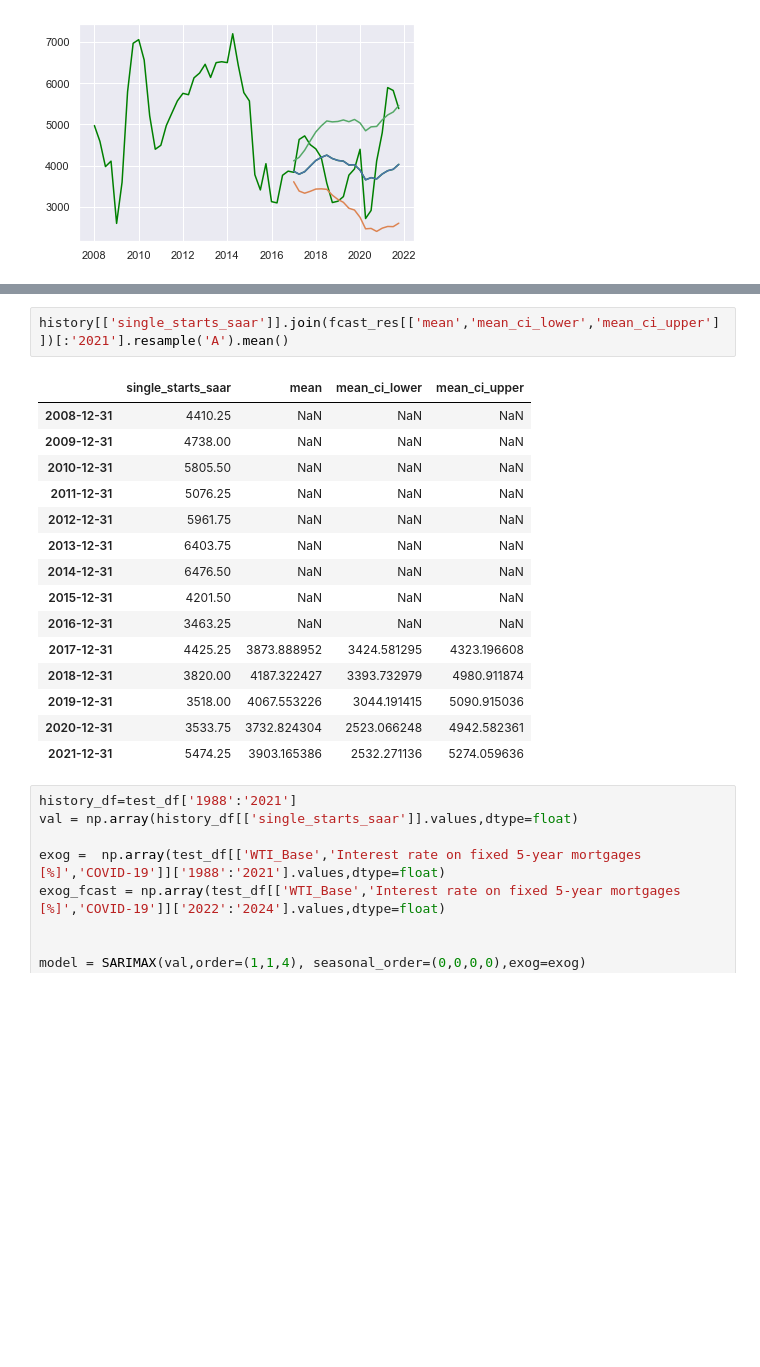
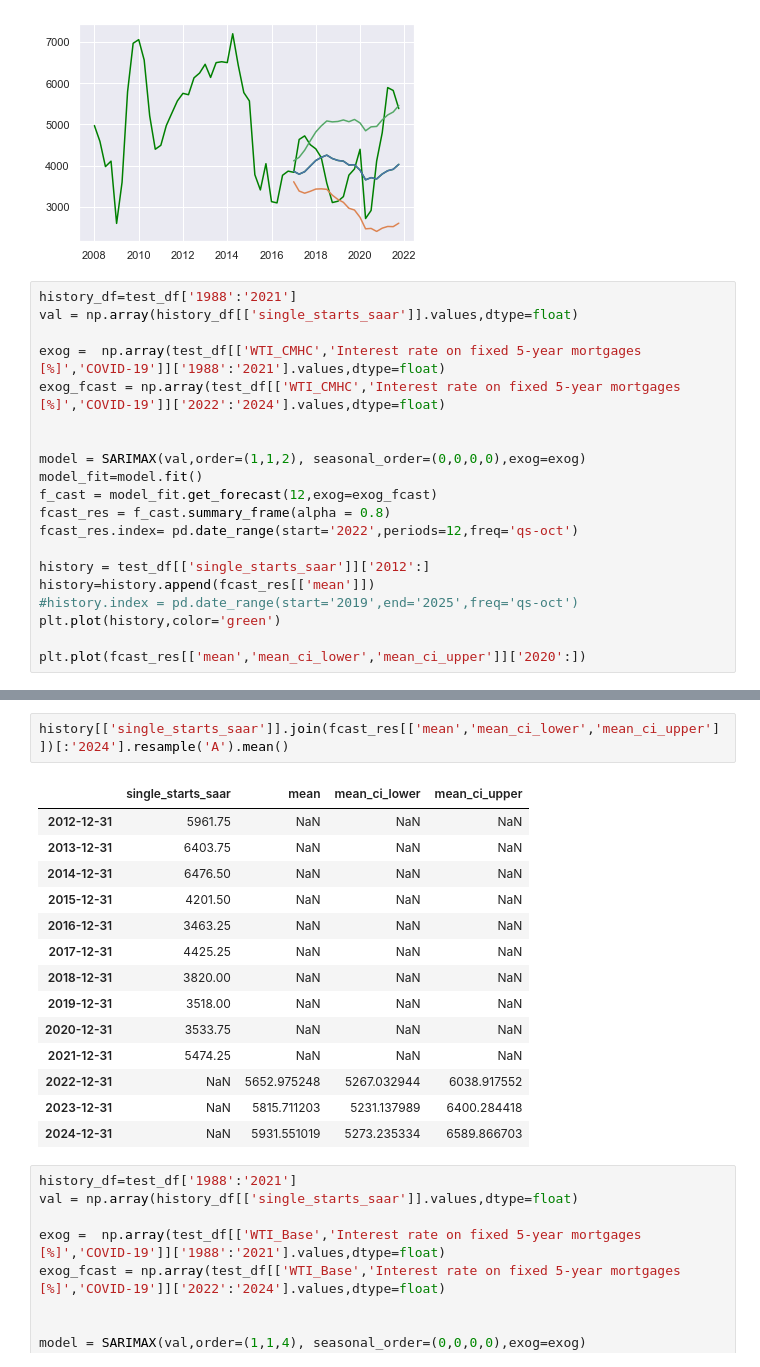
Before and after one commit to doublebigmak/housing_stats, a Jupyter notebook: forecasting/forecast_starts_22.ipynb, the cells around one changed output, grey strips where cells are left out. Cells and saved outputs as stored; diff of their text form; blank space fills up the shorter version.

Commit message:
forecast numbers

```diff
--- a/forecasting/forecast_starts_22.ipynb
+++ b/forecasting/forecast_starts_22.ipynb
@@ -525,3 +642,23 @@ plt.plot(fcast_res[['mean','mean_ci_lower','mean_ci_upper']]['2017':])
  <matplotlib.lines.Line2D at 0x...>,
  <matplotlib.lines.Line2D at 0x...>]
 [figure]
+# %%
+history_df=test_df['1988':'2021']
+val = np.array(history_df[['single_starts_saar']].values,dtype=float)
+
+exog =  np.array(test_df[['WTI_CMHC','Interest rate on fixed 5-year mortgages [%]','COVID-19']]['1988':'2021'].values,dtype=float)
+exog_fcast = np.array(test_df[['WTI_CMHC','Interest rate on fixed 5-year mortgages [%]','COVID-19']]['2022':'2024'].values,dtype=float)
+
+
+model = SARIMAX(val,order=(1,1,2), seasonal_order=(0,0,0,0),exog=exog)
+model_fit=model.fit()
+f_cast = model_fit.get_forecast(12,exog=exog_fcast)
+fcast_res = f_cast.summary_frame(alpha = 0.8)
+fcast_res.index= pd.date_range(start='2022',periods=12,freq='qs-oct')
+
+history = test_df[['single_starts_saar']]['2012':]
+history=history.append(fcast_res[['mean']])
+#history.index = pd.date_range(start='2019',end='2025',freq='qs-oct')
+plt.plot(history,color='green')
+
+plt.plot(fcast_res[['mean','mean_ci_lower','mean_ci_upper']]['2020':])
@@ -528,21 +670,20 @@ plt.plot(fcast_res[['mean','mean_ci_lower','mean_ci_upper']]['2017':])
 # %%
-history[['single_starts_saar']].join(fcast_res[['mean','mean_ci_lower','mean_ci_upper']])[:'2021'].resample('A').mean()
+history[['single_starts_saar']].join(fcast_res[['mean','mean_ci_lower','mean_ci_upper']])[:'2024'].resample('A').mean()
 # %% [output]
 |  | single_starts_saar | mean | mean_ci_lower | mean_ci_upper |
-| 2008-12-31 | 4410.25 | NaN | NaN | NaN |
-| 2009-12-31 | 4738.00 | NaN | NaN | NaN |
-| 2010-12-31 | 5805.50 | NaN | NaN | NaN |
-| 2011-12-31 | 5076.25 | NaN | NaN | NaN |
 | 2012-12-31 | 5961.75 | NaN | NaN | NaN |
 | 2013-12-31 | 6403.75 | NaN | NaN | NaN |
 | 2014-12-31 | 6476.50 | NaN | NaN | NaN |
 | 2015-12-31 | 4201.50 | NaN | NaN | NaN |
 | 2016-12-31 | 3463.25 | NaN | NaN | NaN |
-| 2017-12-31 | 4425.25 | 3873.888952 | 3424.581295 | 4323.196608 |
-| 2018-12-31 | 3820.00 | 4187.322427 | 3393.732979 | 4980.911874 |
-| 2019-12-31 | 3518.00 | 4067.553226 | 3044.191415 | 5090.915036 |
-| 2020-12-31 | 3533.75 | 3732.824304 | 2523.066248 | 4942.582361 |
-| 2021-12-31 | 5474.25 | 3903.165386 | 2532.271136 | 5274.059636 |
+| 2017-12-31 | 4425.25 | NaN | NaN | NaN |
+| 2018-12-31 | 3820.00 | NaN | NaN | NaN |
+| 2019-12-31 | 3518.00 | NaN | NaN | NaN |
+| 2020-12-31 | 3533.75 | NaN | NaN | NaN |
+| 2021-12-31 | 5474.25 | NaN | NaN | NaN |
+| 2022-12-31 | NaN | 5652.975248 | 5267.032944 | 6038.917552 |
+| 2023-12-31 | NaN | 5815.711203 | 5231.137989 | 6400.284418 |
+| 2024-12-31 | NaN | 5931.551019 | 5273.235334 | 6589.866703 |
 # %%
 history_df=test_df['1988':'2021']
 val = np.array(history_df[['single_starts_saar']].values,dtype=float)
```
Also changed, not shown: parts of 14 cells of this notebook, 9 other files.
